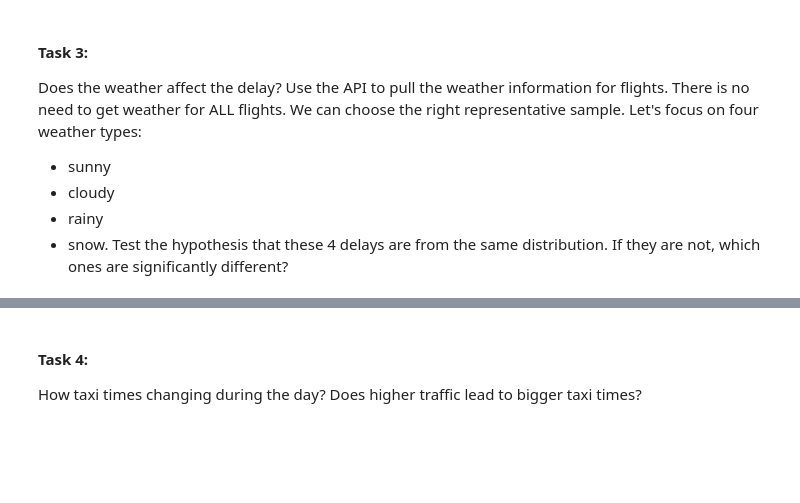
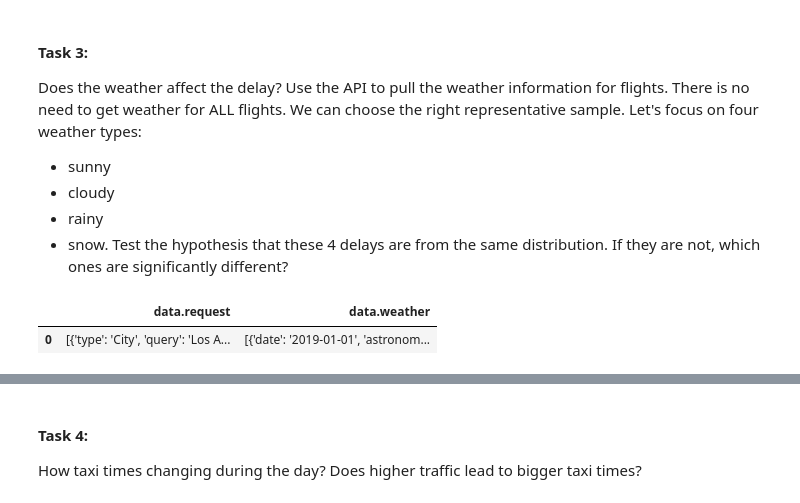
Before and after one commit to KyleKulas/Flight_Delay_Prediction, a Jupyter notebook: Kyle_eda/kyle_exploratory_analysis.ipynb, the cells around one changed output, grey strips where cells are left out. Saved outputs shown, nothing was run; the diff lists cells and outputs as text; code cells hidden in the pictures; blank space fills up the shorter version.

```diff
--- a/Kyle_eda/kyle_exploratory_analysis.ipynb
+++ b/Kyle_eda/kyle_exploratory_analysis.ipynb
@@ -211,0 +227,21 @@ Test the hypothesis that these 4 delays are from the same distribution. If they
+# %%
+def get_wwo_weather(city, date, time):
+    params = {'q':city,
+              'date': date,
+              'tp':1,
+              'format': 'json',
+              'key': cfg.WEATHER_KEY
+             }
+    url = "https://api.worldweatheronline.com/premium/v1/past-weather.ashx"
+    response = requests.get(url=url, params=params)
+    return response
+# %%
+response = get_wwo_weather('Los Angeles, CA', '2019-01-01', '16:30')
+# %%
+result  = response.json()
+# %%
+result_df = pd.json_normalize(result)
+result_df
+# %% [output]
+|  | data.request | data.weather |
+| 0 | [{'type': 'City', 'query': 'Los A... | [{'date': '2019-01-01', 'astronom... |
```
Also changed, not shown: parts of 9 cells of this notebook.
